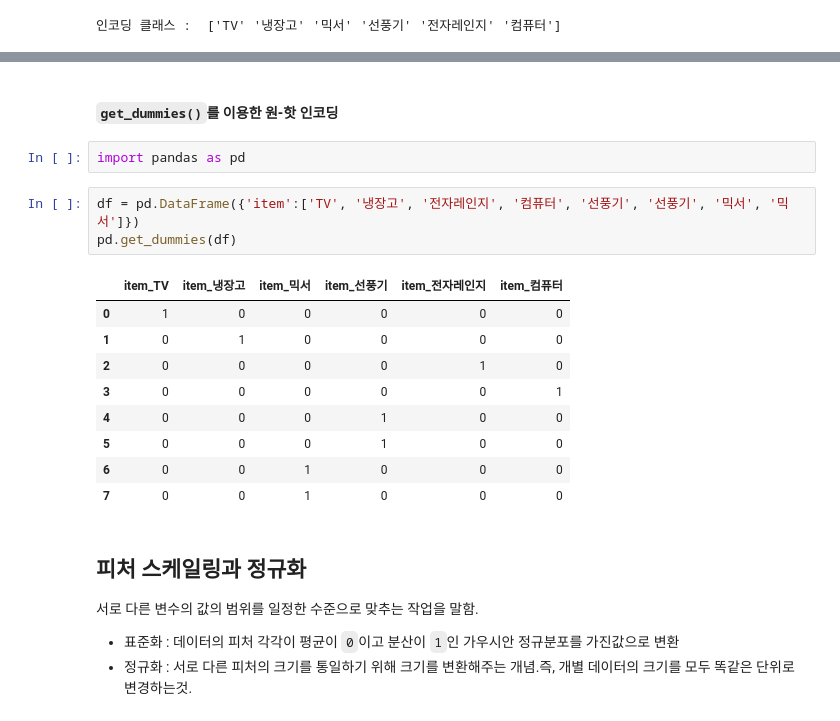
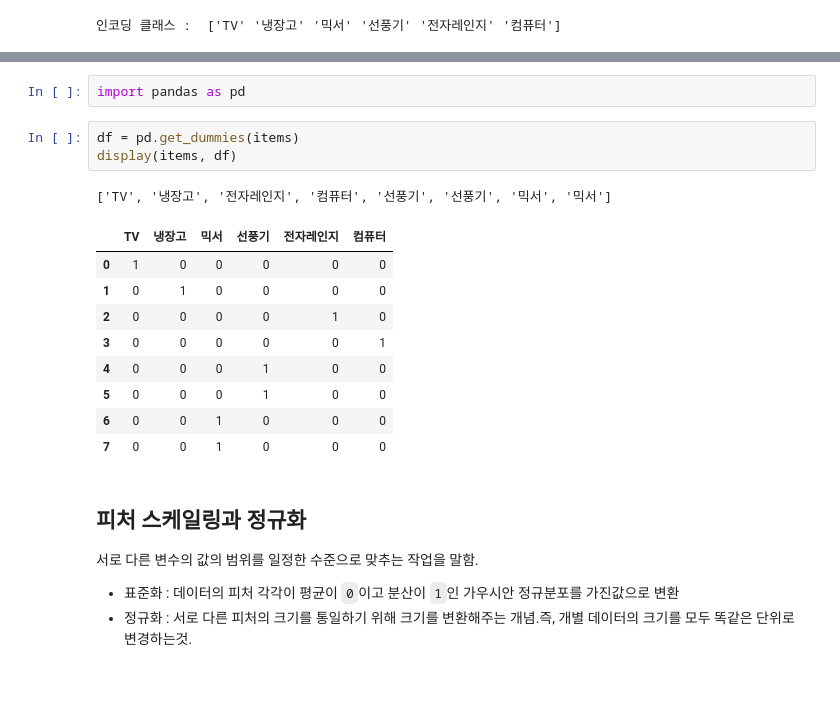
Before and after one commit to SANGSEOSEO/philosophy_datascience, a Jupyter notebook: 01.ML/03.Scikit-Learn/0205.데이터 전처리.ipynb, the cells around one changed output, grey strips where cells are left out. Drawn from its saved outputs; the diff is of its cells as text; blank space fills up the shorter version.

Commit message:
data preprocessing

```diff
--- a/01.ML/03.Scikit-Learn/0205.데이터 전처리.ipynb
+++ b/01.ML/03.Scikit-Learn/0205.데이터 전처리.ipynb
@@ -68,20 +92,19 @@ One-Hot Encoding
-# %% [markdown]
-#### `get_dummies()`를 이용한 원-핫 인코딩
 # %%
 import pandas as pd
-# %%
-df = pd.DataFrame({'item':['TV', '냉장고', '전자레인지', '컴퓨터', '선풍기', '선풍기', '믹서', '믹서']})
-pd.get_dummies(df)
-# %% [output]
-|  | item_TV | item_냉장고 | item_믹서 | item_선풍기 | item_전자레인지 | item_컴퓨터 |
-| 0 | 1 | 0 | 0 | 0 | 0 | 0 |
-| 1 | 0 | 1 | 0 | 0 | 0 | 0 |
-| 2 | 0 | 0 | 0 | 0 | 1 | 0 |
-| 3 | 0 | 0 | 0 | 0 | 0 | 1 |
-| 4 | 0 | 0 | 0 | 1 | 0 | 0 |
-| 5 | 0 | 0 | 0 | 1 | 0 | 0 |
-| 6 | 0 | 0 | 1 | 0 | 0 | 0 |
-| 7 | 0 | 0 | 1 | 0 | 0 | 0 |
+# %%
+df = pd.get_dummies(items)
+display(items, df)
+# %% [output]
+['TV', '냉장고', '전자레인지', '컴퓨터', '선풍기', '선풍기', '믹서', '믹서']
+|  | TV | 냉장고 | 믹서 | 선풍기 | 전자레인지 | 컴퓨터 |
+| 0 | 1 | 0 | 0 | 0 | 0 | 0 |
+| 1 | 0 | 1 | 0 | 0 | 0 | 0 |
+| 2 | 0 | 0 | 0 | 0 | 1 | 0 |
+| 3 | 0 | 0 | 0 | 0 | 0 | 1 |
+| 4 | 0 | 0 | 0 | 1 | 0 | 0 |
+| 5 | 0 | 0 | 0 | 1 | 0 | 0 |
+| 6 | 0 | 0 | 1 | 0 | 0 | 0 |
+| 7 | 0 | 0 | 1 | 0 | 0 | 0 |
 # %% [markdown]
 ## 피처 스케일링과 정규화
 서로 다른 변수의 값의 범위를 일정한 수준으로 맞추는 작업을 말함.
```
Also changed, not shown: parts of 26 cells of this notebook.
